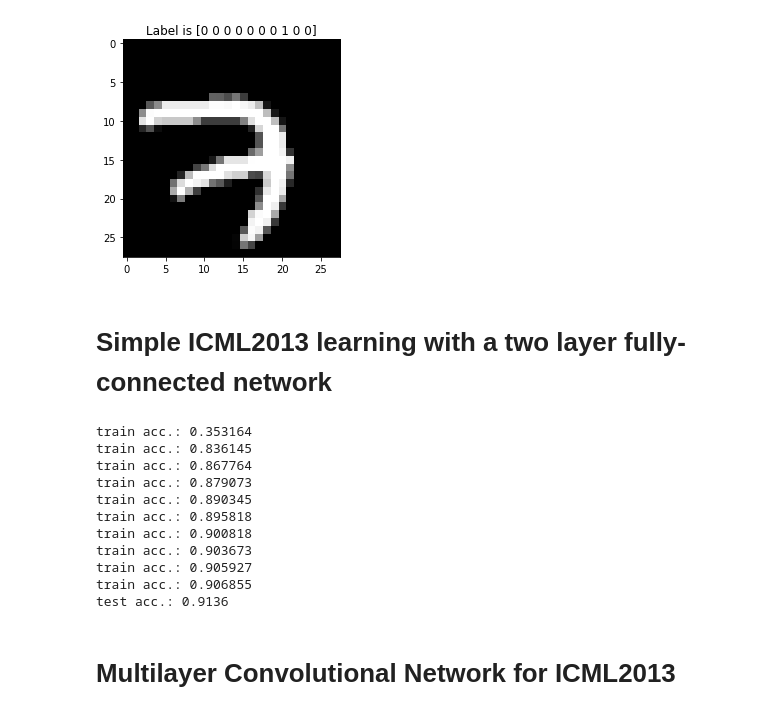
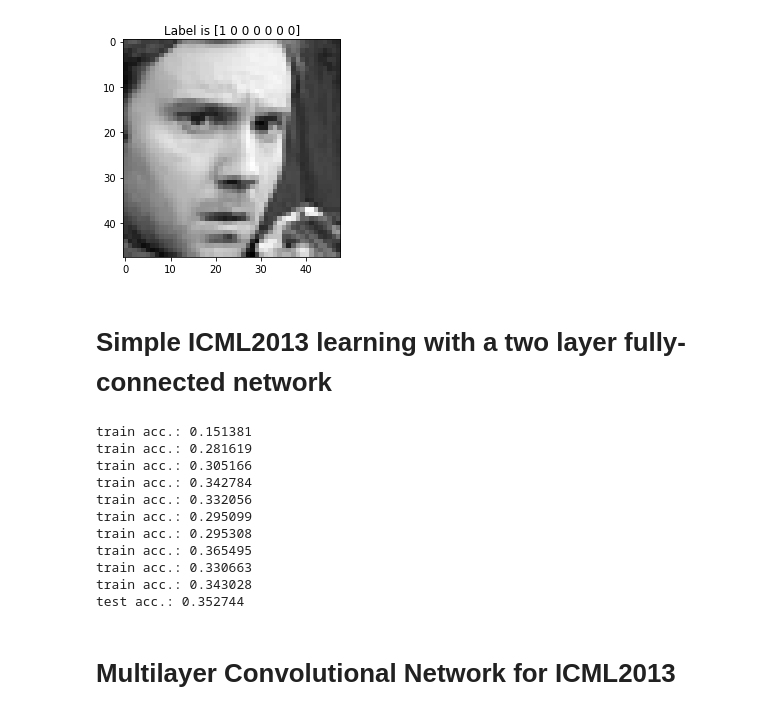
Before and after one commit to hash2100/nnanddl, a Jupyter notebook: icml2013/icml2013.ipynb, the cells around one changed output. Cells and saved outputs as stored; diff of their text form; code cells hidden in the pictures.

```diff
--- a/icml2013/icml2013.ipynb
+++ b/icml2013/icml2013.ipynb
@@ -150,36 +150,36 @@ class Batch(object):
             window = self._perm[self._start:self._num_samples]
 
             # prepare to wrap around
             if self._shuffle:
                 np.random.shuffle(self._perm)
 
             # add the remaining of the batch
             self._start = 0
             remaining = self._batch_size - rest_num_samples
             window = np.concatenate((
                     window,
                     self._perm[self._start:remaining]),
                 axis=0)
 
             self._start += remaining
         else:
             # there is no danger of wrapping around
             nextpos = self._start + self._batch_size
             window = self._perm[self._start:nextpos]
 
             self._start = nextpos
 
         return samples[window], labels[window]
 
 
 
-#ds = DataSet('fer2013/fer2013.csv')
-ds = DataSet('mnist.csv')
+ds = DataSet('fer2013/fer2013.csv')
+#ds = DataSet('mnist.csv')
 ds.read_data()
 
 show_sample(256 * ds.train['images'][0], ds.train['labels'][0])
 # %% [output]
-[figure, old version]
+[figure, new version]
 # %% [markdown]
 # Simple ICML2013 learning with a two layer fully-connected network
 # %%
@@ -203,7 +203,7 @@ with tf.Session() as sess:
     # initialize variables
     sess.run(init_global)
 
-    b = Batch(len(ds.train['images']), 100)
+    b = Batch(len(ds.train['images']), 50)
 
     for _ in range(1000):
         batch_samples, batch_labels = b.next_batch(ds.train['images'], ds.train['labels'])
@@ -218,17 +218,17 @@ with tf.Session() as sess:
     accuracy = tf.reduce_mean(tf.cast(correct_prediction, tf.float32))
     print('test acc.: %g' %accuracy.eval(feed_dict={x: ds.validate['images'], y_: ds.validate['labels']}))
 # %% [output]
-train acc.: 0.353164
-train acc.: 0.836145
-train acc.: 0.867764
-train acc.: 0.879073
-train acc.: 0.890345
-train acc.: 0.895818
-train acc.: 0.900818
-train acc.: 0.903673
-train acc.: 0.905927
-train acc.: 0.906855
-test acc.: 0.9136
+train acc.: 0.151381
+train acc.: 0.281619
+train acc.: 0.305166
+train acc.: 0.342784
+train acc.: 0.332056
+train acc.: 0.295099
+train acc.: 0.295308
+train acc.: 0.365495
+train acc.: 0.330663
+train acc.: 0.343028
+test acc.: 0.352744
 # %% [markdown]
 # Multilayer Convolutional Network for ICML2013
 # %%
```
Also changed, not shown: parts of 3 cells of this notebook.
